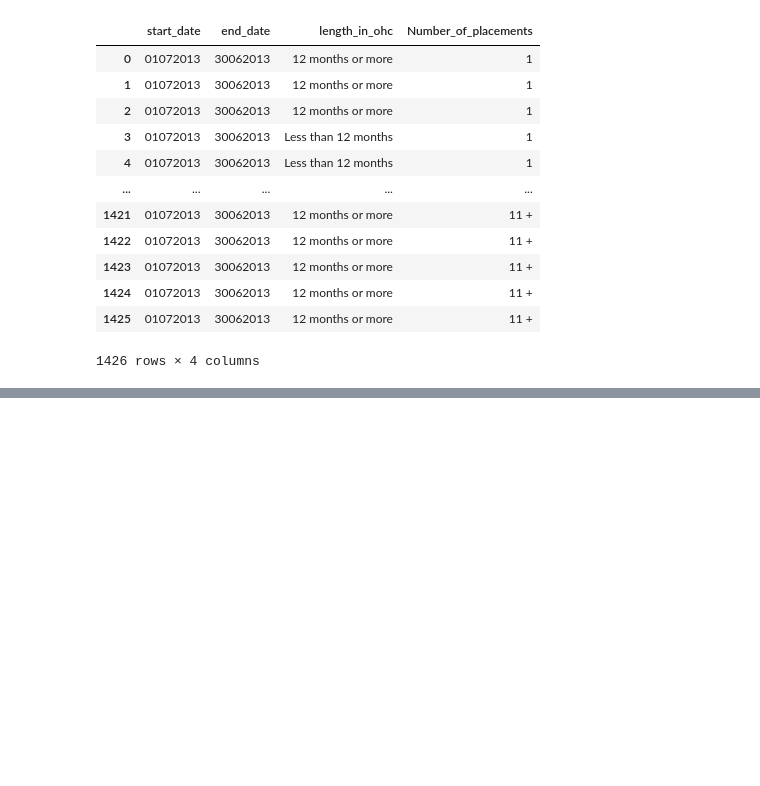
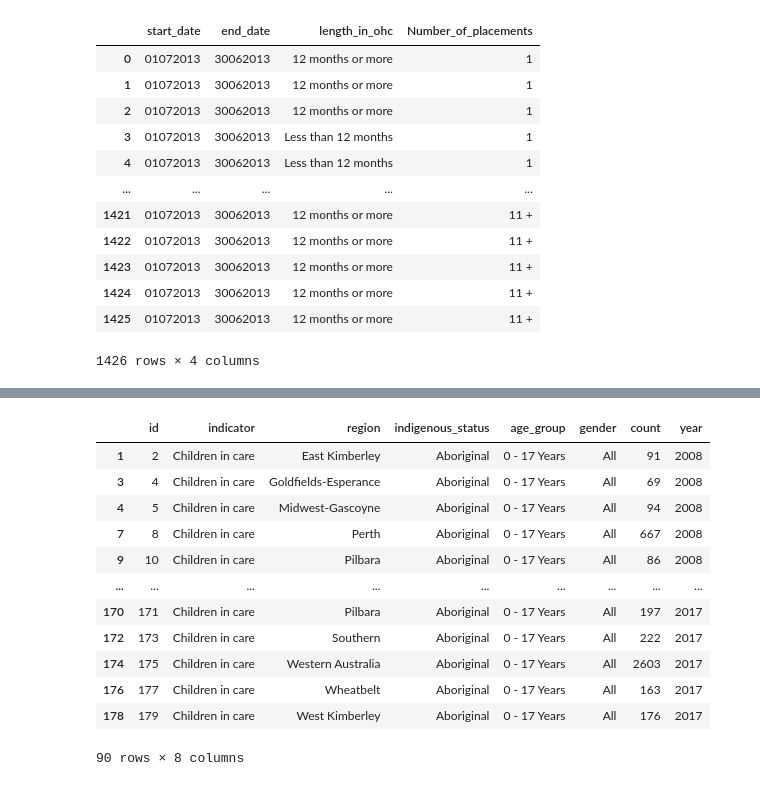
Before and after one commit to BonnerDev/final-project, a Jupyter notebook: workbook.ipynb, the cells around one changed output, grey strips where cells are left out. Cells and saved outputs as stored; diff of their text form; code cells hidden in the pictures; blank space fills up the shorter version.

```diff
--- a/workbook.ipynb
+++ b/workbook.ipynb
@@ -81,0 +129,19 @@ over_12 = data2.loc[data2["length_in_ohc"]=="Less than 12 months", :]
+# %%
+#get the data to show seperated by non indegenous and indigenous
+NONIND = data6.loc[data6["indigenous_status"]=="NonAboriginal", :]
+IND = data6.loc[data6["indigenous_status"]=="Aboriginal", :]
+IND
+# %% [output]
+|  | id | indicator | region | indigenous_status | age_group | gender | count | year |
+| 1 | 2 | Children in care | East Kimberley | Aboriginal | 0 - 17 Years | All | 91 | 2008 |
+| 3 | 4 | Children in care | Goldfields-Esperance | Aboriginal | 0 - 17 Years | All | 69 | 2008 |
+| 4 | 5 | Children in care | Midwest-Gascoyne | Aboriginal | 0 - 17 Years | All | 94 | 2008 |
+| 7 | 8 | Children in care | Perth | Aboriginal | 0 - 17 Years | All | 667 | 2008 |
+| 9 | 10 | Children in care | Pilbara | Aboriginal | 0 - 17 Years | All | 86 | 2008 |
+| ... | ... | ... | ... | ... | ... | ... | ... | ... |
+| 170 | 171 | Children in care | Pilbara | Aboriginal | 0 - 17 Years | All | 197 | 2017 |
+| 172 | 173 | Children in care | Southern | Aboriginal | 0 - 17 Years | All | 222 | 2017 |
+| 174 | 175 | Children in care | Western Australia | Aboriginal | 0 - 17 Years | All | 2603 | 2017 |
+| 176 | 177 | Children in care | Wheatbelt | Aboriginal | 0 - 17 Years | All | 163 | 2017 |
+| 178 | 179 | Children in care | West Kimberley | Aboriginal | 0 - 17 Years | All | 176 | 2017 |
+90 rows × 8 columns
```
Also changed, not shown: parts of 9 cells of this notebook, 5 other files.
